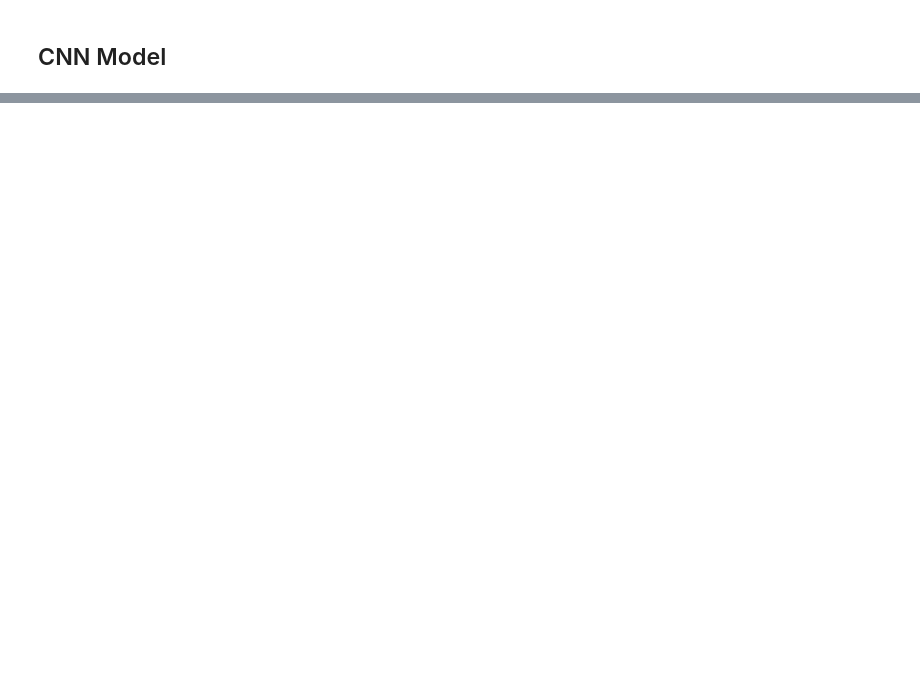
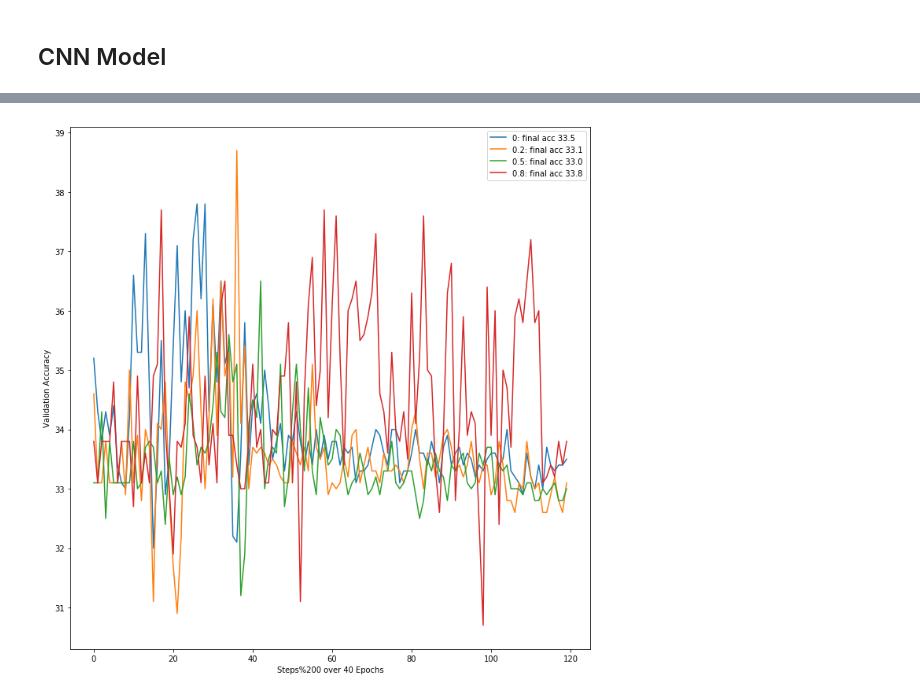
Before and after one commit to AMS889/DS-GA1011_Homework2, a Jupyter notebook: Homework2.ipynb, the cells around one changed output, grey strips where cells are left out. Drawn from its saved outputs; the diff is of its cells as text; code cells hidden in the pictures; blank space fills up the shorter version.

```diff
--- a/Homework2.ipynb
+++ b/Homework2.ipynb
@@ -555,7 +525,7 @@ for epoch in range(num_epochs):
 ## CNN Model
 # %%
 class CNN(nn.Module):
-    def __init__(self, emb_size, hidden_size, num_layers, num_classes, kernel_size=3):
+    def __init__(self, emb_size, hidden_size, num_layers, num_classes, drop_rate=0, kernel_size=3):
         super(CNN, self).__init__()
         self.num_layers, self.hidden_size = num_layers, hidden_size
         self.embedding = nn.Embedding.from_pretrained(torch.FloatTensor(loaded_embeddings), freeze=True)
@@ -563,7 +533,10 @@ class CNN(nn.Module):
         self.conv1 = nn.Conv1d(emb_size, hidden_size, kernel_size=kernel_size, padding=1)
         self.conv2 = nn.Conv1d(hidden_size, hidden_size, kernel_size=kernel_size, padding=1)
 
-        self.fc = nn.Linear(2*hidden_size, num_classes)
+        self.fc1 = nn.Linear(2*hidden_size, hidden_size)
+        self.fc2 = nn.Linear(hidden_size, num_classes)
+
+        self.dropout = nn.Dropout(p=drop_rate)
 
     def init_hidden(self, batch_size):
         hidden = torch.randn(2*self.num_layers, batch_size, self.hidden_size)
@@ -581,11 +554,17 @@ class CNN(nn.Module):
         self.hidden1 = self.conv1(embed1.transpose(1,2)).transpose(1,2)
         self.hidden2 = self.conv1(embed2.transpose(1,2)).transpose(1,2)
 
+        self.hidden1 = self.dropout(self.hidden1)
+        self.hidden2 = self.dropout(self.hidden2)
+
         self.hidden1 = F.relu(self.hidden1.contiguous().view(-1, self.hidden1.size(-1))).view(batch_size, seq_len, self.hidden1.size(-1))
         self.hidden2 = F.relu(self.hidden2.contiguous().view(-1, self.hidden2.size(-1))).view(batch_size, seq_len, self.hidden2.size(-1))
 
         self.hidden1 = self.conv2(self.hidden1.transpose(1,2)).transpose(1,2)
         self.hidden2 = self.conv2(self.hidden2.transpose(1,2)).transpose(1,2)
+
+        self.hidden1 = self.dropout(self.hidden1)
+        self.hidden2 = self.dropout(self.hidden2)
 
         self.hidden1 = F.relu(self.hidden1.contiguous().view(-1, self.hidden1.size(-1))).view(batch_size, seq_len, self.hidden1.size(-1))
         self.hidden2 = F.relu(self.hidden2.contiguous().view(-1, self.hidden2.size(-1))).view(batch_size, seq_len, self.hidden2.size(-1))
@@ -594,5 +573,7 @@ class CNN(nn.Module):
         self.hidden2 = torch.sum(self.hidden2, dim=1)
 
         concatenated = torch.cat([self.hidden1, self.hidden2], dim=1)
-        logits = self.fc(concatenated)
+        output = self.fc1(concatenated)
+        output = F.relu(output)
+        logits = self.fc2(output)
         return logits
@@ -598,0 +688,19 @@ class CNN(nn.Module):
+# %%
+drop_results = []
+drop_rate = [0, .2, .5, .8]
+for i in range(4):
+    value = list(dropout_plotting.iloc[-1])[i]
+    value = str(drop_rate[i])+": final acc "+str(value)
+    drop_results.append(value)
+
+fig = plt.figure(figsize = (10,10))
+
+plt.plot(dropout_plotting)
+plt.xlabel("Steps%200 over 40 Epochs")
+plt.ylabel("Validation Accuracy")
+plt.legend(drop_results, loc='best')
+plt.tight_layout()
+plt.savefig('Drop-Out Rate.png', dpi=300)
+plt.show()
+# %% [output]
+[figure, added]
```
Also changed, not shown: parts of 20 cells of this notebook, 6 other files.
